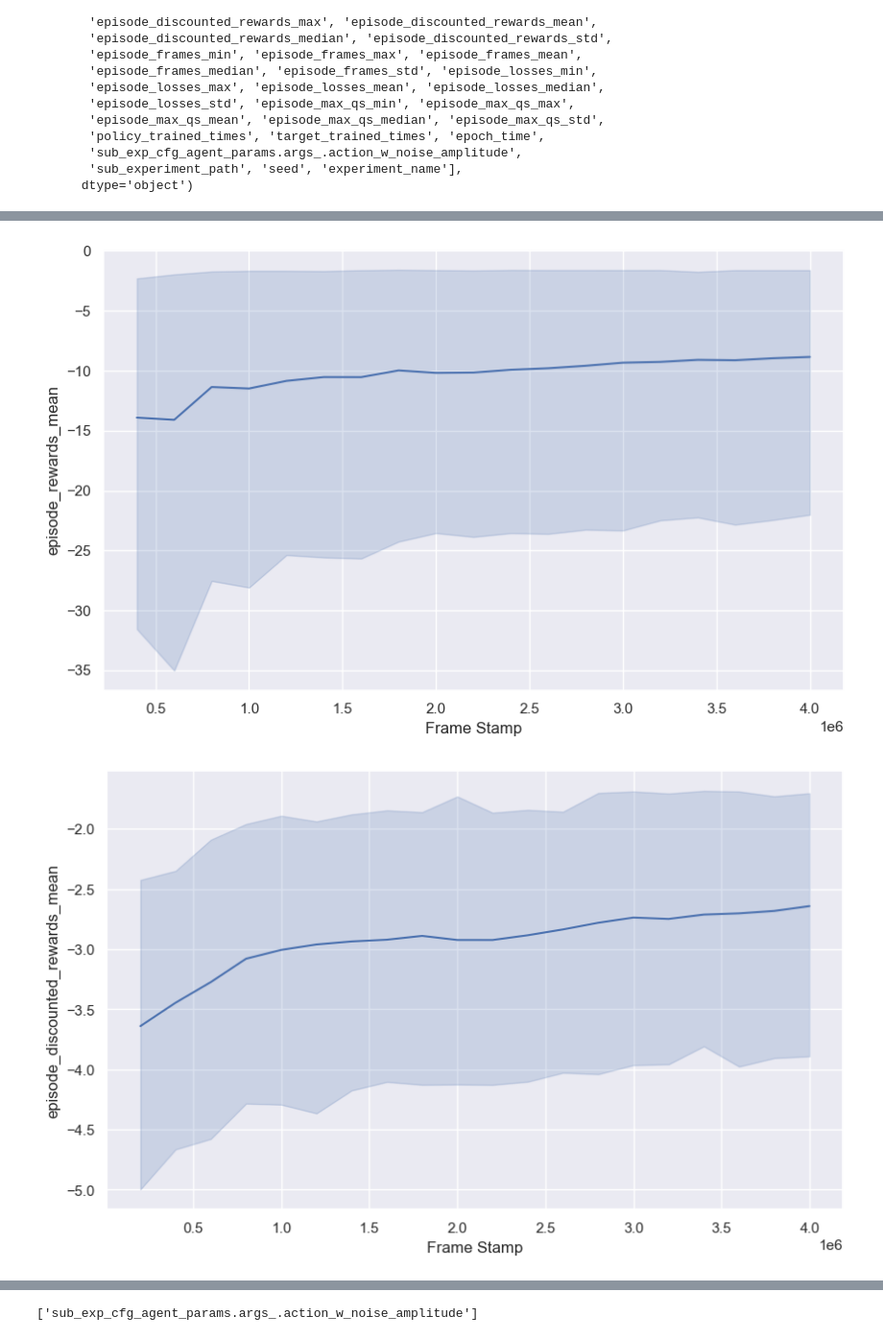
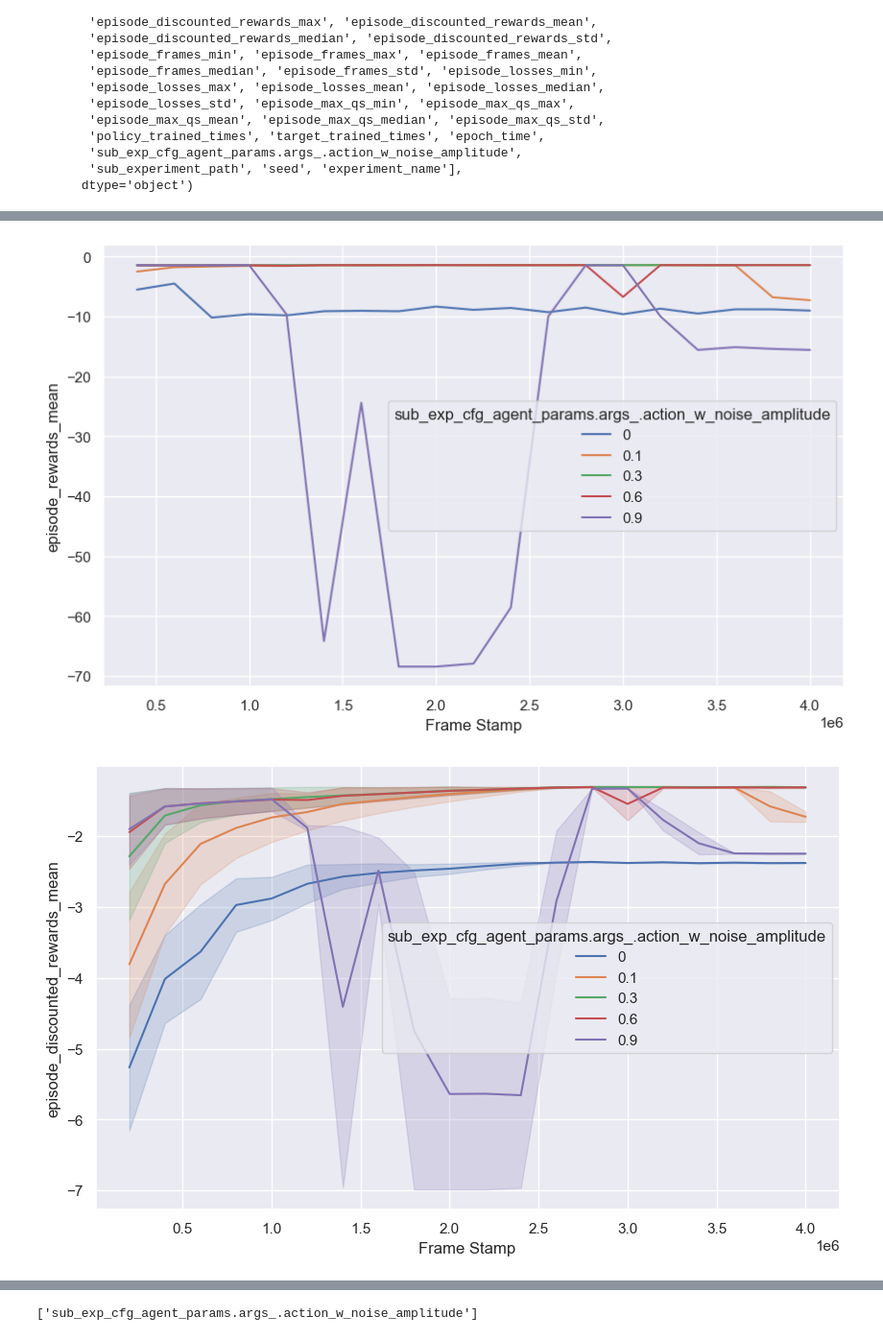
Before and after one commit to mariusdgm/phd-rl-algos, a Jupyter notebook: dqn/opinion_dynamics/experiments/inspect_results.ipynb, the cells around one changed output, grey strips where cells are left out. Shown at 96% size. Drawn from its saved outputs; the diff is of its cells as text; code cells hidden in the pictures.

```diff
--- a/dqn/opinion_dynamics/experiments/inspect_results.ipynb
+++ b/dqn/opinion_dynamics/experiments/inspect_results.ipynb
@@ -132,7 +124,7 @@ def flatten(d, parent_key="", sep="_"):
             items.append((new_key, v))
     return dict(items)
 # %%
-experiment_sub_dir = "2025Apr18-172710_configs"
+experiment_sub_dir = "2025Apr22-104437_configs"
 exp_path = os.path.join(r"D:\Work\repos\RL\phd-rl-algos\dqn\opinion_dynamics\experiments\results", experiment_sub_dir)
 df = process_experiment(
     exp_path
@@ -220,5 +212,7 @@ averaged_results
 # %%
 selected_metric = 'episode_rewards_mean'
+hue_col = "sub_exp_cfg_agent_params.args_.action_w_noise_amplitude"
+
 # Filter for validation episodes
 validation_df = df[df['epoch_type'] == 'validation']
 
@@ -232,32 +226,33 @@ filtered_frames = unique_frames[N:]
 filtered_df = validation_df[validation_df['frame_stamp'].isin(filtered_frames)]
 
 plt.figure(figsize=(10, 6))
-sns.lineplot(data=filtered_df, x='frame_stamp', y=selected_metric)
+sns.lineplot(data=filtered_df, x='frame_stamp', y=selected_metric, hue=hue_col)
 plt.ylabel(selected_metric)
 plt.xlabel('Frame Stamp')
 plt.show()
 # %% [output]
-[figure, old version]
+[figure, new version]
 # %%
 
 selected_metric = 'episode_discounted_rewards_mean'
+hue_col = "sub_exp_cfg_agent_params.args_.action_w_noise_amplitude"
 
 validation_df = df[df['epoch_type'] == 'validation']
 
 
 # Create a new figure for each environment
 plt.figure(figsize=(10, 6))
 # sns.lineplot(data=df, x='frame_stamp', y=selected_metric, hue='model')
-sns.lineplot(data=df, x='frame_stamp', y=selected_metric)
+sns.lineplot(data=df, x='frame_stamp', y=selected_metric, hue=hue_col)
 
 plt.ylabel(selected_metric)
 plt.xlabel('Frame Stamp')
 
 # Place the legend outside the plot
 # plt.legend(loc='center left', bbox_to_anchor=(1.0, 0.5), title='Parameters')
 plt.show()
 # %% [output]
-[figure, old version]
+[figure, new version]
 # %%
 ### Select data
 
```
Also changed, not shown: parts of 8 cells of this notebook, 7 other files.
